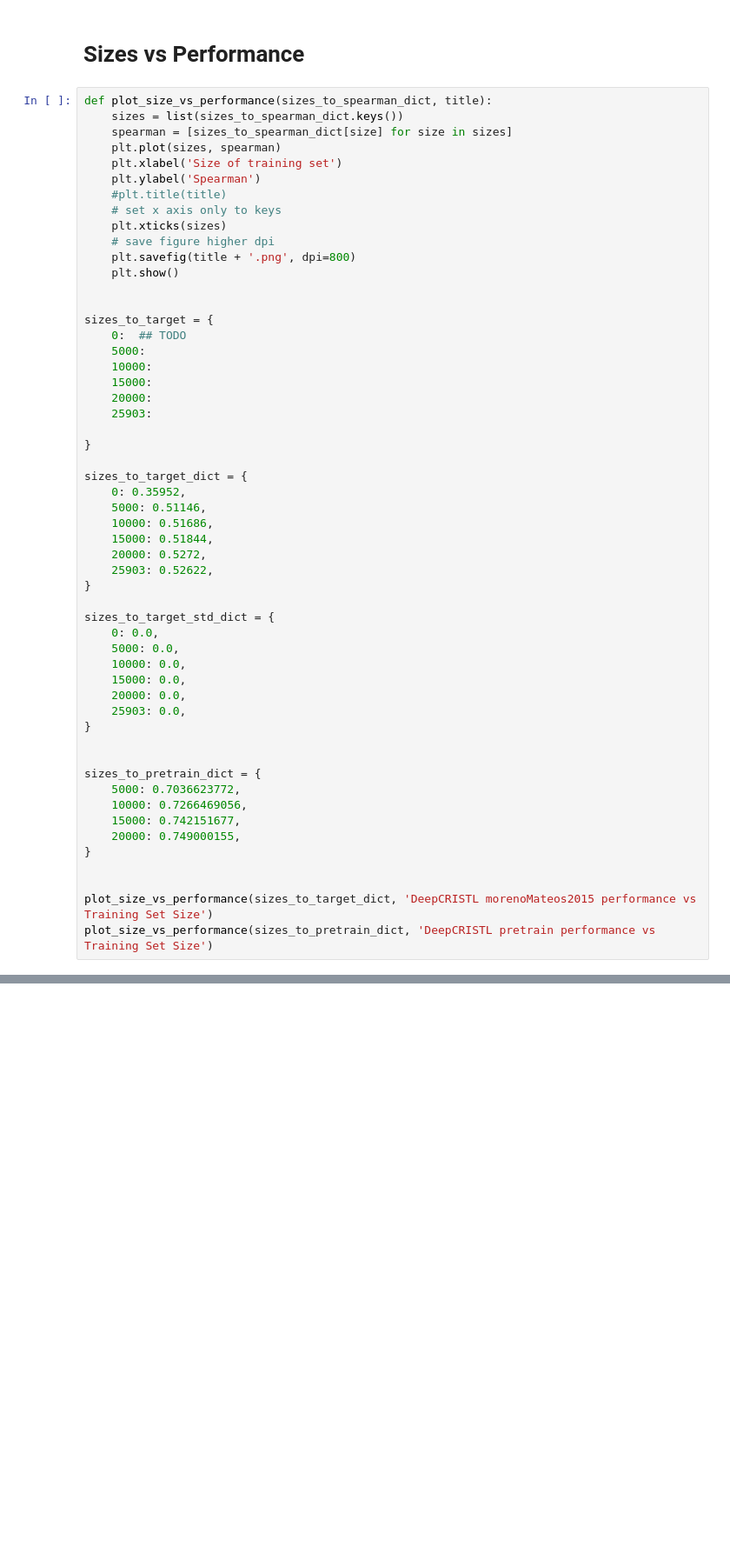
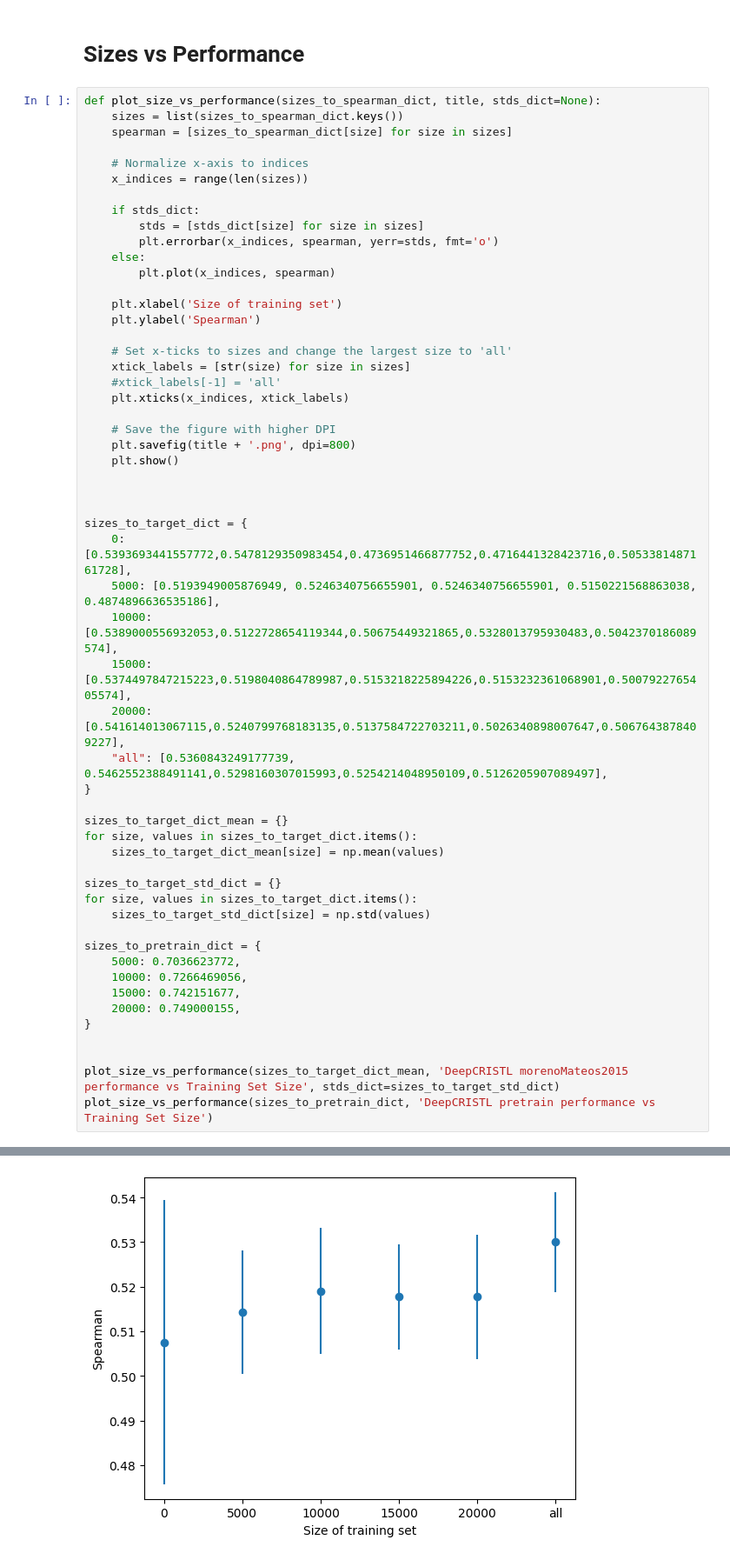
Before and after one commit to OrensteinLab/DeepCRISTL, a Jupyter notebook: new_version/graphs.ipynb, the cells around one changed output, grey strips where cells are left out. Shown at 87% size. Saved outputs shown, nothing was run; the diff lists cells and outputs as text; blank space fills up the shorter version.

```diff
--- a/new_version/graphs.ipynb
+++ b/new_version/graphs.ipynb
@@ -540,48 +520,49 @@ show_loss_graph_zoomed(co_moreno_ll_val_loss, co_moreno_ll_train_loss, 'CRISPRon
 # %% [markdown]
 # Sizes vs Performance
 # %%
-def plot_size_vs_performance(sizes_to_spearman_dict, title):
+def plot_size_vs_performance(sizes_to_spearman_dict, title, stds_dict=None):
     sizes = list(sizes_to_spearman_dict.keys())
     spearman = [sizes_to_spearman_dict[size] for size in sizes]
-    plt.plot(sizes, spearman)
+
+    # Normalize x-axis to indices
+    x_indices = range(len(sizes))
+
+    if stds_dict:
+        stds = [stds_dict[size] for size in sizes]
+        plt.errorbar(x_indices, spearman, yerr=stds, fmt='o')
+    else:
+        plt.plot(x_indices, spearman)
+
     plt.xlabel('Size of training set')
     plt.ylabel('Spearman')
-    #plt.title(title)
-    # set x axis only to keys
-    plt.xticks(sizes)
-    # save figure higher dpi
+
+    # Set x-ticks to sizes and change the largest size to 'all'
+    xtick_labels = [str(size) for size in sizes]
+    #xtick_labels[-1] = 'all'
+    plt.xticks(x_indices, xtick_labels)
+
+    # Save the figure with higher DPI
     plt.savefig(title + '.png', dpi=800)
     plt.show()
 
 
-sizes_to_target = {
-    0:  ## TODO
-    5000:
-    10000:
-    15000:
-    20000:
-    25903:
 
+sizes_to_target_dict = {
+    0: [0.5393693441557772,0.5478129350983454,0.4736951466877752,0.4716441328423716,0.5053381487161728],
+    5000: [0.5193949005876949, 0.5246340756655901, 0.5246340756655901, 0.5150221568863038, 0.4874896636535186],
+    10000: [0.5389000556932053,0.5122728654119344,0.50675449321865,0.5328013795930483,0.5042370186089574],
+    15000: [0.5374497847215223,0.5198040864789987,0.5153218225894226,0.5153232361068901,0.5007922765405574],
+    20000: [0.541614013067115,0.5240799768183135,0.5137584722703211,0.5026340898007647,0.5067643878409227],
+    "all": [0.5360843249177739, 0.5462552388491141,0.5298160307015993,0.5254214048950109,0.5126205907089497],
 }
 
-sizes_to_target_dict = {
-    0: 0.35952,
-    5000: 0.51146,
-    10000: 0.51686,
-    15000: 0.51844,
-    20000: 0.5272,
-    25903: 0.52622,
-}
+sizes_to_target_dict_mean = {}
+for size, values in sizes_to_target_dict.items():
+    sizes_to_target_dict_mean[size] = np.mean(values)
 
-sizes_to_target_std_dict = {
-    0: 0.0,
-    5000: 0.0,
-    10000: 0.0,
-    15000: 0.0,
-    20000: 0.0,
-    25903: 0.0,
-}
-
+sizes_to_target_std_dict = {}
+for size, values in sizes_to_target_dict.items():
+    sizes_to_target_std_dict[size] = np.std(values)
 
 sizes_to_pretrain_dict = {
     5000: 0.7036623772,
@@ -591,6 +572,6 @@ sizes_to_pretrain_dict = {
 }
 
 
-plot_size_vs_performance(sizes_to_target_dict, 'DeepCRISTL morenoMateos2015 performance vs Training Set Size')
+plot_size_vs_performance(sizes_to_target_dict_mean, 'DeepCRISTL morenoMateos2015 performance vs Training Set Size', stds_dict=sizes_to_target_std_dict)
 plot_size_vs_performance(sizes_to_pretrain_dict, 'DeepCRISTL pretrain performance vs Training Set Size')
 # %% [output]
@@ -597,0 +578 @@ SyntaxError: invalid syntax (1083352022.py, line 17)
+[figure, added]
```
Also changed, not shown: parts of 7 cells of this notebook, 9 other files.
